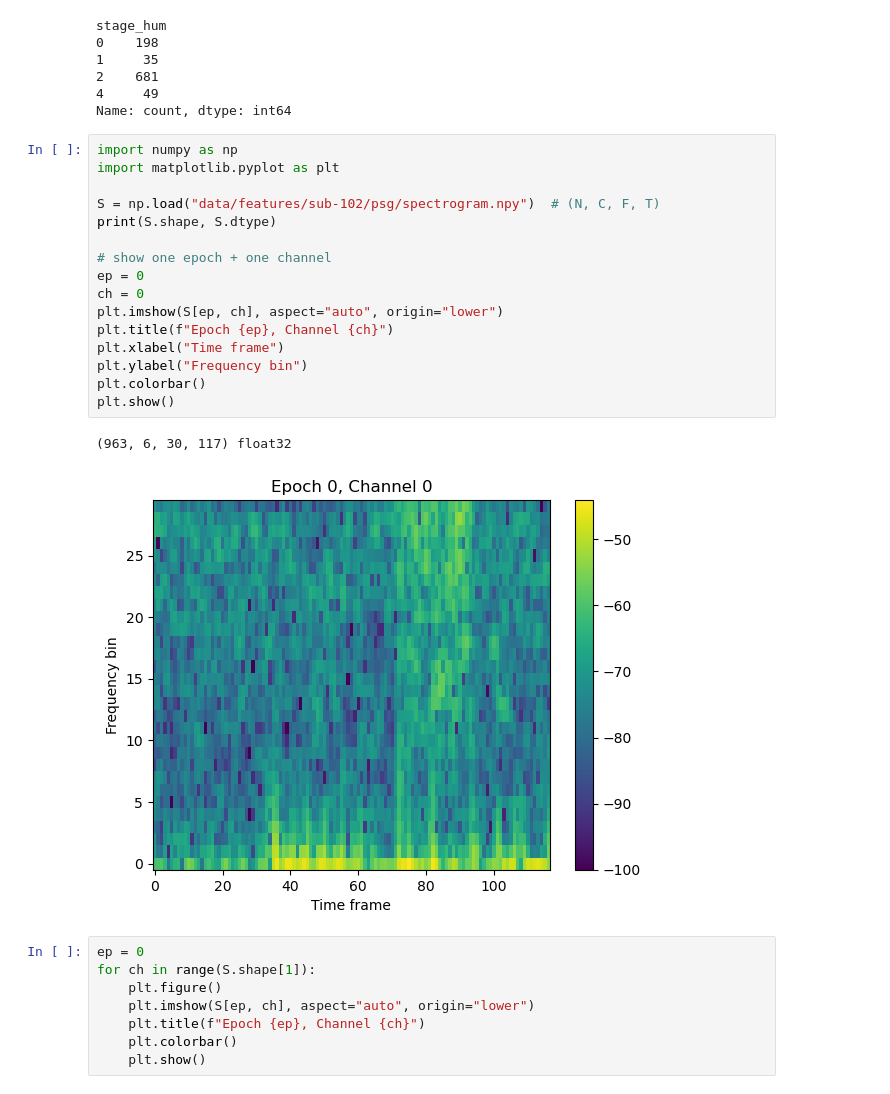
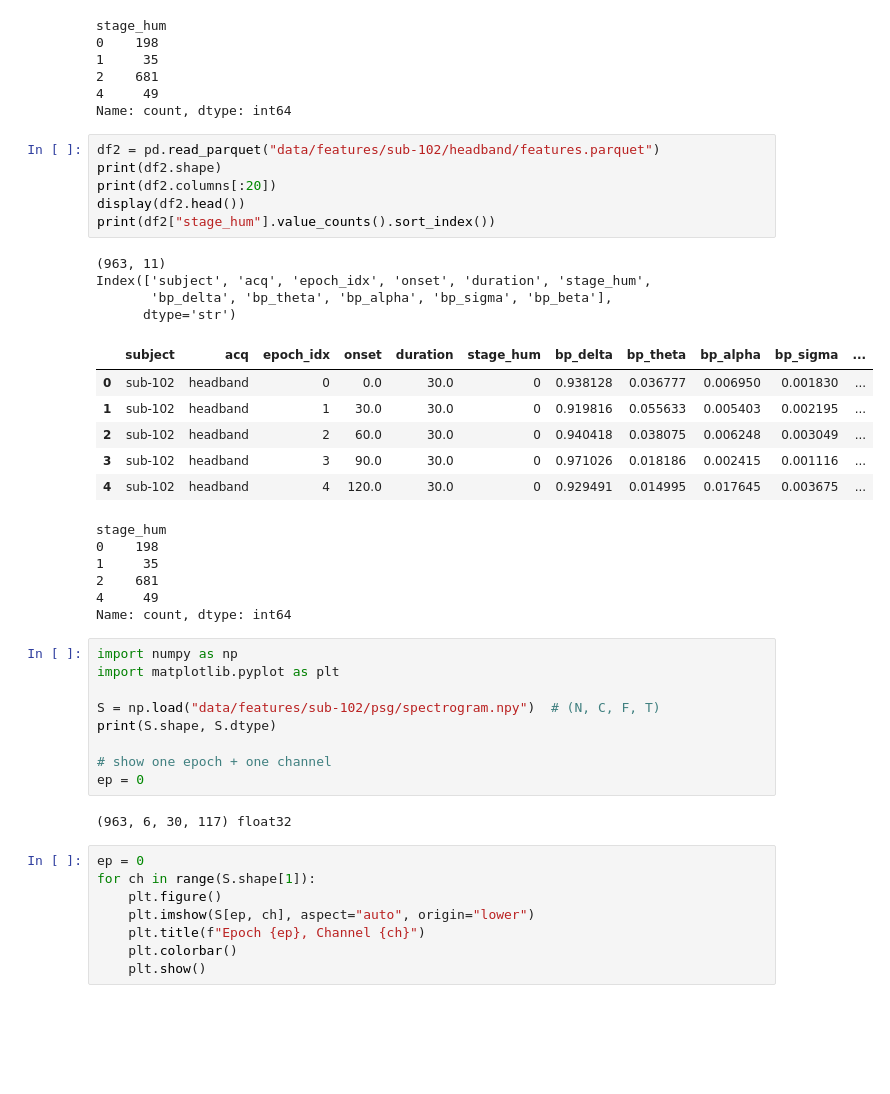
Before and after one commit to joannazhou0519/sleep-stage-ml, a Jupyter notebook: data_viz.ipynb, the cells around one changed output. Cells and saved outputs as stored; diff of their text form; blank space fills up the shorter version.

```diff
--- a/data_viz.ipynb
+++ b/data_viz.ipynb
@@ -114,6 +114,29 @@ stage_hum
 2    681
 4     49
 Name: count, dtype: int64
+# %%
+df2 = pd.read_parquet("data/features/sub-102/headband/features.parquet")
+print(df2.shape)
+print(df2.columns[:20])
+display(df2.head())
+print(df2["stage_hum"].value_counts().sort_index())
+# %% [output]
+(963, 11)
+Index(['subject', 'acq', 'epoch_idx', 'onset', 'duration', 'stage_hum',
+       'bp_delta', 'bp_theta', 'bp_alpha', 'bp_sigma', 'bp_beta'],
+      dtype='str')
+|  | subject | acq | epoch_idx | onset | duration | stage_hum | bp_delta | bp_theta | bp_alpha | bp_sigma | ... |
+| 0 | sub-102 | headband | 0 | 0.0 | 30.0 | 0 | 0.938128 | 0.036777 | 0.006950 | 0.001830 | ... |
+| 1 | sub-102 | headband | 1 | 30.0 | 30.0 | 0 | 0.919816 | 0.055633 | 0.005403 | 0.002195 | ... |
+| 2 | sub-102 | headband | 2 | 60.0 | 30.0 | 0 | 0.940418 | 0.038075 | 0.006248 | 0.003049 | ... |
+| 3 | sub-102 | headband | 3 | 90.0 | 30.0 | 0 | 0.971026 | 0.018186 | 0.002415 | 0.001116 | ... |
+| 4 | sub-102 | headband | 4 | 120.0 | 30.0 | 0 | 0.929491 | 0.014995 | 0.017645 | 0.003675 | ... |
+stage_hum
+0    198
+1     35
+2    681
+4     49
+Name: count, dtype: int64
 # %%
 import numpy as np
 import matplotlib.pyplot as plt
@@ -123,16 +146,8 @@ print(S.shape, S.dtype)
 
 # show one epoch + one channel
 ep = 0
-ch = 0
-plt.imshow(S[ep, ch], aspect="auto", origin="lower")
-plt.title(f"Epoch {ep}, Channel {ch}")
-plt.xlabel("Time frame")
-plt.ylabel("Frequency bin")
-plt.colorbar()
-plt.show()
 # %% [output]
 (963, 6, 30, 117) float32
-[figure, removed]
 # %%
 ep = 0
 for ch in range(S.shape[1]):
```
Also changed, not shown: parts of 1 cell of this notebook.
